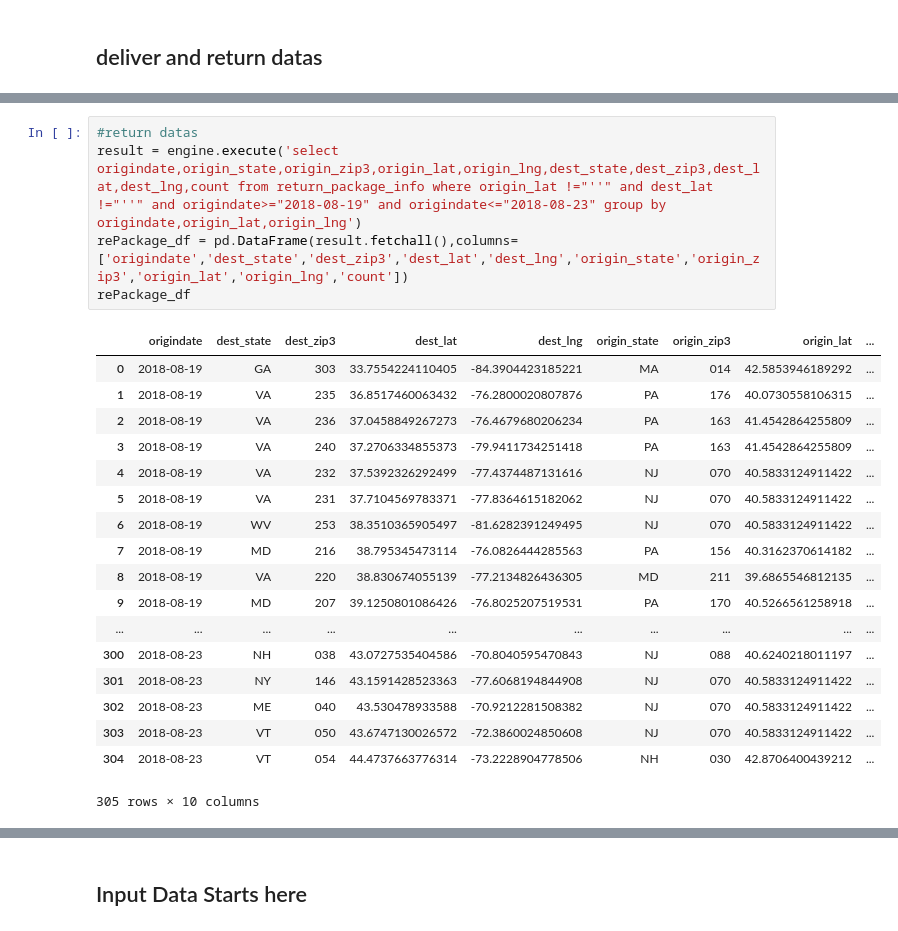
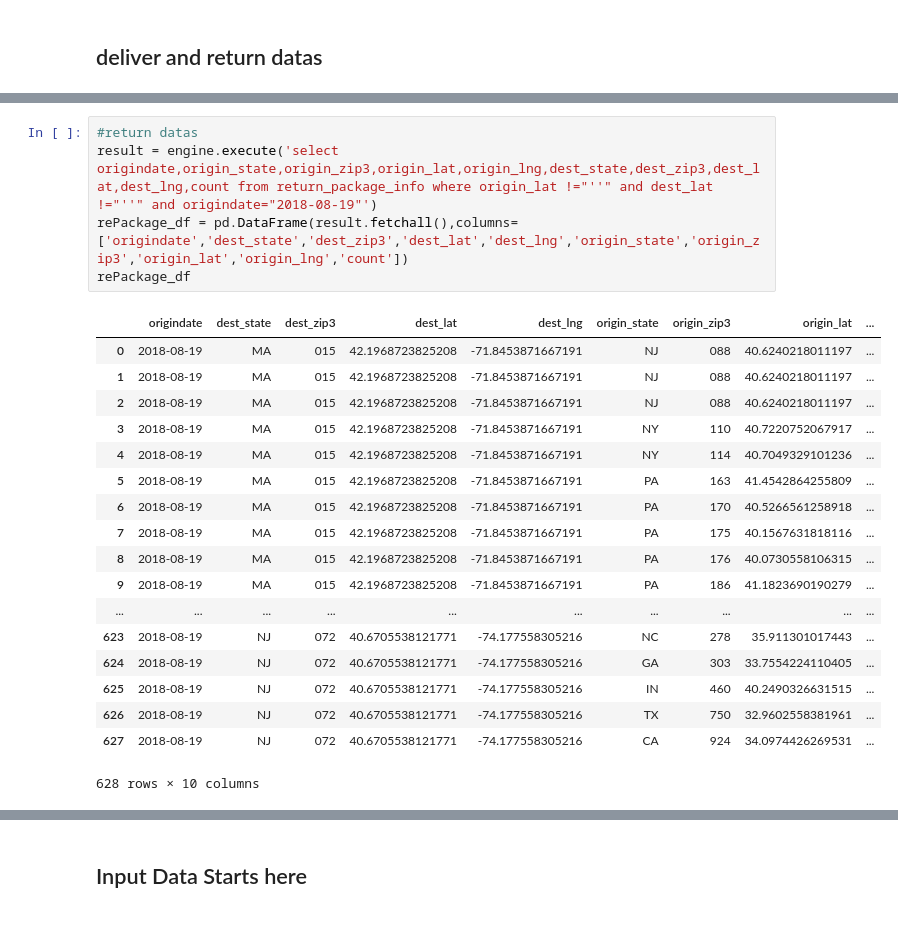
Before and after one commit to seenhzj/Cornell_PB_NE_Hub, a Jupyter notebook: models/calculate distance.ipynb, the cells around one changed output, grey strips where cells are left out. Drawn from its saved outputs; the diff is of its cells as text.

```diff
--- a/models/calculate distance.ipynb
+++ b/models/calculate distance.ipynb
@@ -66,24 +72,24 @@ delPackage_df
 # %%
 #return datas
-result = engine.execute('select origindate,origin_state,origin_zip3,origin_lat,origin_lng,dest_state,dest_zip3,dest_lat,dest_lng,count from return_package_info where origin_lat !="''" and dest_lat !="''" and origindate>="2018-08-19" and origindate<="2018-08-23" group by origindate,origin_lat,origin_lng')
+result = engine.execute('select origindate,origin_state,origin_zip3,origin_lat,origin_lng,dest_state,dest_zip3,dest_lat,dest_lng,count from return_package_info where origin_lat !="''" and dest_lat !="''" and origindate="2018-08-19"')
 rePackage_df = pd.DataFrame(result.fetchall(),columns=['origindate','dest_state','dest_zip3','dest_lat','dest_lng','origin_state','origin_zip3','origin_lat','origin_lng','count'])
 rePackage_df
 # %% [output]
 |  | origindate | dest_state | dest_zip3 | dest_lat | dest_lng | origin_state | origin_zip3 | origin_lat | ... |
-| 0 | 2018-08-19 | GA | 303 | 33.7554224110405 | -84.3904423185221 | MA | 014 | 42.5853946189292 | ... |
-| 1 | 2018-08-19 | VA | 235 | 36.8517460063432 | -76.2800020807876 | PA | 176 | 40.0730558106315 | ... |
-| 2 | 2018-08-19 | VA | 236 | 37.0458849267273 | -76.4679680206234 | PA | 163 | 41.4542864255809 | ... |
-| 3 | 2018-08-19 | VA | 240 | 37.2706334855373 | -79.9411734251418 | PA | 163 | 41.4542864255809 | ... |
-| 4 | 2018-08-19 | VA | 232 | 37.5392326292499 | -77.4374487131616 | NJ | 070 | 40.5833124911422 | ... |
-| 5 | 2018-08-19 | VA | 231 | 37.7104569783371 | -77.8364615182062 | NJ | 070 | 40.5833124911422 | ... |
-| 6 | 2018-08-19 | WV | 253 | 38.3510365905497 | -81.6282391249495 | NJ | 070 | 40.5833124911422 | ... |
-| 7 | 2018-08-19 | MD | 216 | 38.795345473114 | -76.0826444285563 | PA | 156 | 40.3162370614182 | ... |
-| 8 | 2018-08-19 | VA | 220 | 38.830674055139 | -77.2134826436305 | MD | 211 | 39.6865546812135 | ... |
-| 9 | 2018-08-19 | MD | 207 | 39.1250801086426 | -76.8025207519531 | PA | 170 | 40.5266561258918 | ... |
+| 0 | 2018-08-19 | MA | 015 | 42.1968723825208 | -71.8453871667191 | NJ | 088 | 40.6240218011197 | ... |
+| 1 | 2018-08-19 | MA | 015 | 42.1968723825208 | -71.8453871667191 | NJ | 088 | 40.6240218011197 | ... |
+| 2 | 2018-08-19 | MA | 015 | 42.1968723825208 | -71.8453871667191 | NJ | 088 | 40.6240218011197 | ... |
+| 3 | 2018-08-19 | MA | 015 | 42.1968723825208 | -71.8453871667191 | NY | 110 | 40.7220752067917 | ... |
+| 4 | 2018-08-19 | MA | 015 | 42.1968723825208 | -71.8453871667191 | NY | 114 | 40.7049329101236 | ... |
+| 5 | 2018-08-19 | MA | 015 | 42.1968723825208 | -71.8453871667191 | PA | 163 | 41.4542864255809 | ... |
+| 6 | 2018-08-19 | MA | 015 | 42.1968723825208 | -71.8453871667191 | PA | 170 | 40.5266561258918 | ... |
+| 7 | 2018-08-19 | MA | 015 | 42.1968723825208 | -71.8453871667191 | PA | 175 | 40.1567631818116 | ... |
+| 8 | 2018-08-19 | MA | 015 | 42.1968723825208 | -71.8453871667191 | PA | 176 | 40.0730558106315 | ... |
+| 9 | 2018-08-19 | MA | 015 | 42.1968723825208 | -71.8453871667191 | PA | 186 | 41.1823690190279 | ... |
 | ... | ... | ... | ... | ... | ... | ... | ... | ... | ... |
-| 300 | 2018-08-23 | NH | 038 | 43.0727535404586 | -70.8040595470843 | NJ | 088 | 40.6240218011197 | ... |
-| 301 | 2018-08-23 | NY | 146 | 43.1591428523363 | -77.6068194844908 | NJ | 070 | 40.5833124911422 | ... |
-| 302 | 2018-08-23 | ME | 040 | 43.530478933588 | -70.9212281508382 | NJ | 070 | 40.5833124911422 | ... |
-| 303 | 2018-08-23 | VT | 050 | 43.6747130026572 | -72.3860024850608 | NJ | 070 | 40.5833124911422 | ... |
-| 304 | 2018-08-23 | VT | 054 | 44.4737663776314 | -73.2228904778506 | NH | 030 | 42.8706400439212 | ... |
+| 623 | 2018-08-19 | NJ | 072 | 40.6705538121771 | -74.177558305216 | NC | 278 | 35.911301017443 | ... |
+| 624 | 2018-08-19 | NJ | 072 | 40.6705538121771 | -74.177558305216 | GA | 303 | 33.7554224110405 | ... |
+| 625 | 2018-08-19 | NJ | 072 | 40.6705538121771 | -74.177558305216 | IN | 460 | 40.2490326631515 | ... |
+| 626 | 2018-08-19 | NJ | 072 | 40.6705538121771 | -74.177558305216 | TX | 750 | 32.9602558381961 | ... |
+| 627 | 2018-08-19 | NJ | 072 | 40.6705538121771 | -74.177558305216 | CA | 924 | 34.0974426269531 | ... |
-305 rows × 10 columns
+628 rows × 10 columns
```
Also changed, not shown: parts of 30 cells of this notebook, 20 other files.
